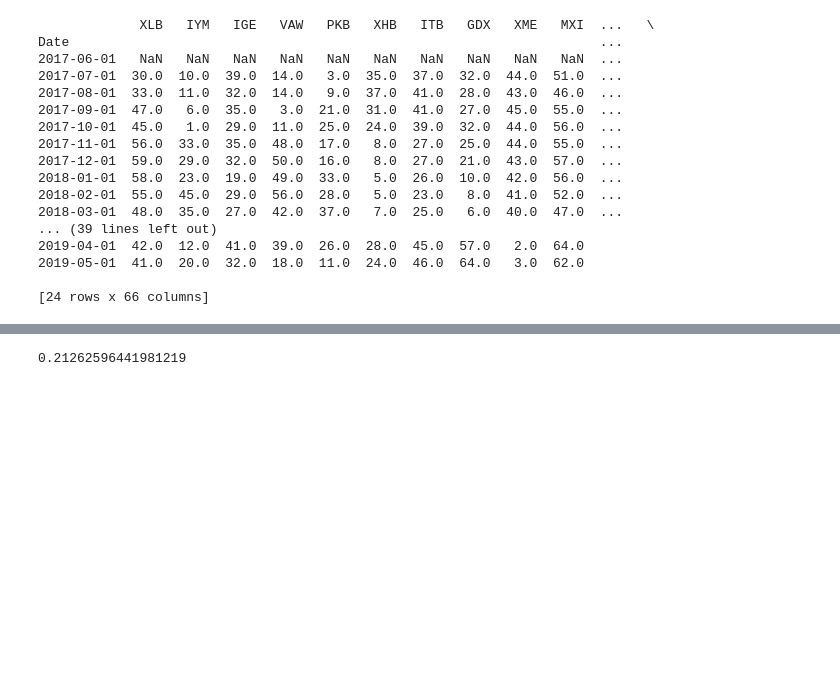
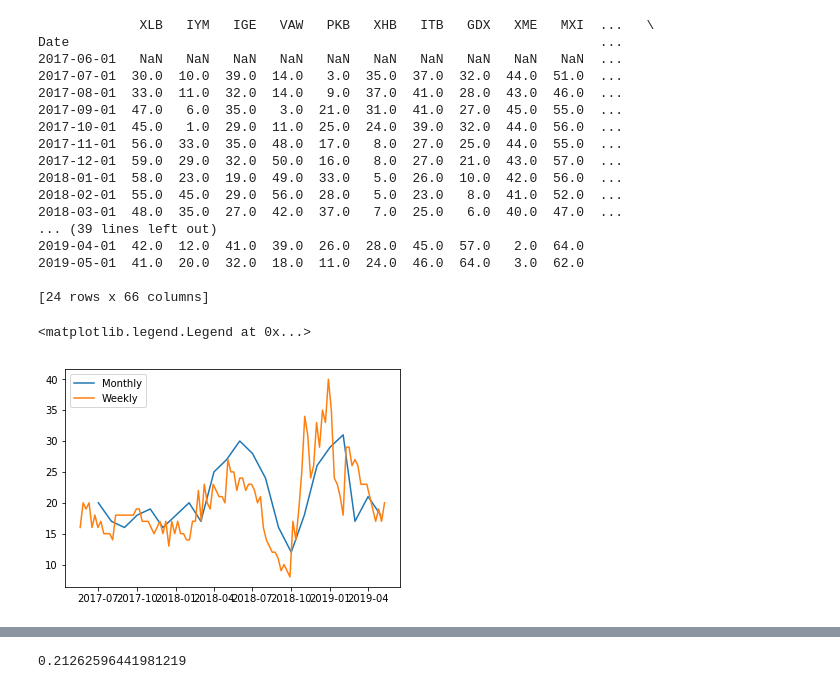
Before and after one commit to YiJun10565/Fintech, a Jupyter notebook: HW4/ETF Measurement and ranking.ipynb, the cells around one changed output, grey strips where cells are left out. Cells and saved outputs as stored; diff of their text form; code cells hidden in the pictures; blank space fills up the shorter version.

```diff
--- a/HW4/ETF Measurement and ranking.ipynb
+++ b/HW4/ETF Measurement and ranking.ipynb
@@ -576,4 +576,10 @@ Date                                                                    ...
 2019-05-01  41.0  20.0  32.0  18.0  11.0  24.0  46.0  64.0   3.0  62.0
 
 [24 rows x 66 columns]
+# %%
+plt.plot(mOmega_ranking_df.index,mOmega_ranking_df["XLB"],wOmega_ranking_df.index,wOmega_ranking_df["XLB"])
+plt.legend(labels = ['Monthly', 'Weekly'], loc = 'best')
+# %% [output]
+<matplotlib.legend.Legend at 0x...>
+[figure, added]
 # %%
```
Also changed, not shown: parts of 1 cell of this notebook, 4 other files.
